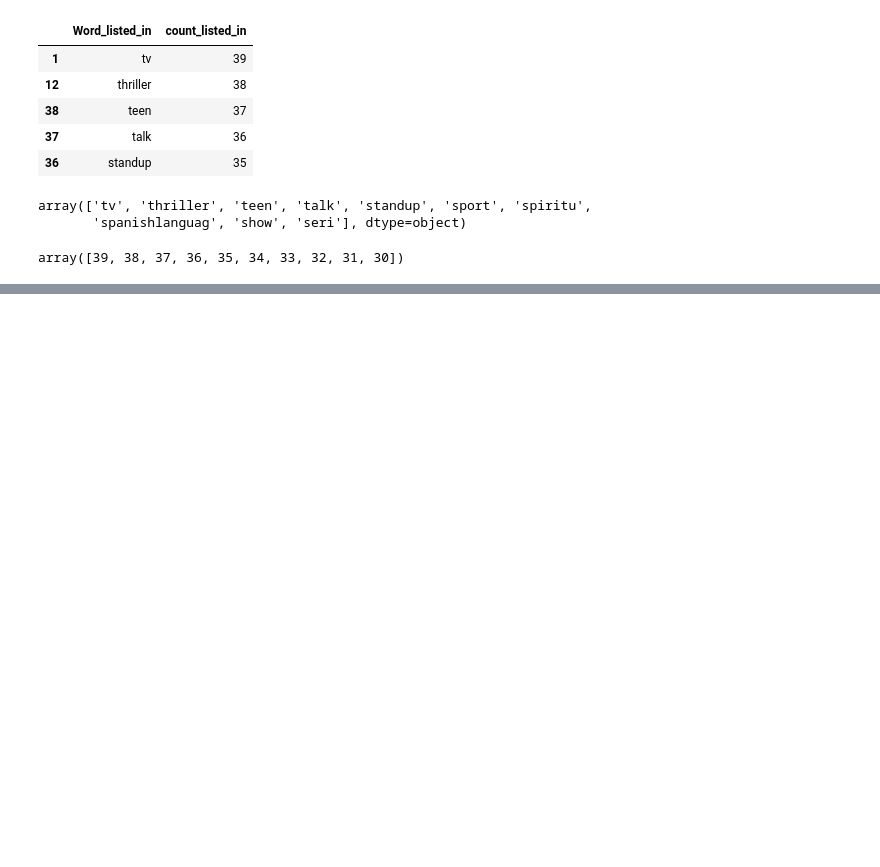
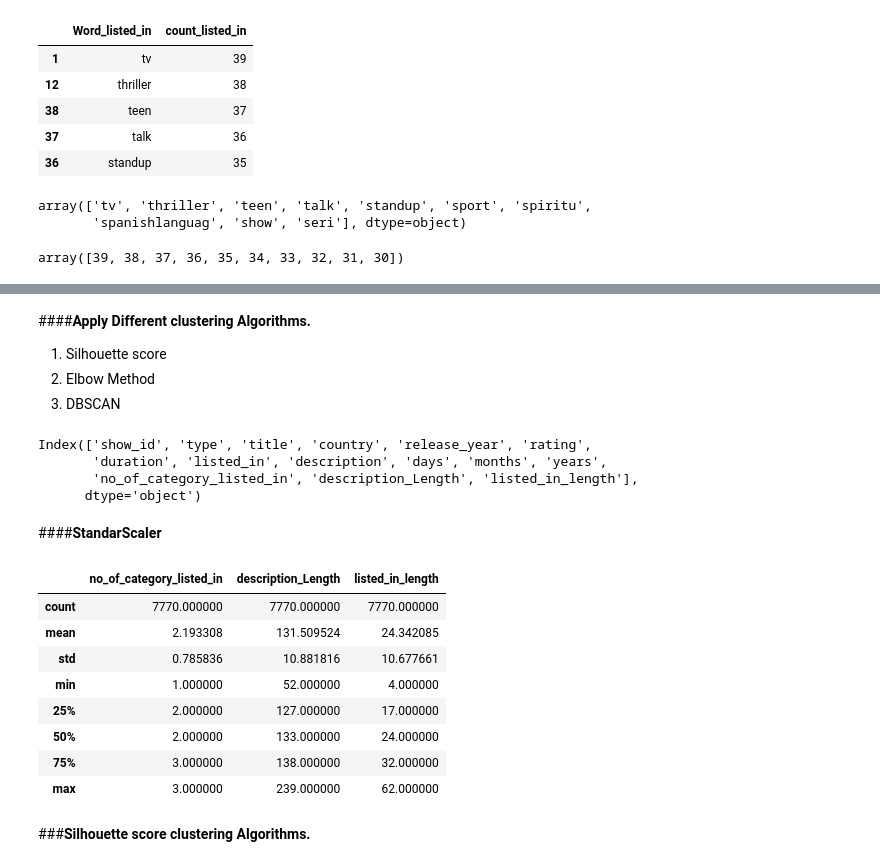
Before and after one commit to techsidh/netflix-movie-and-tv-shows-clustering, a Jupyter notebook: Capstone_Project_NETFLIX_MOVIE_AND_TV_SHOWS_CLUSTERINg.ipynb, the cells around one changed output, grey strips where cells are left out. Saved outputs shown, nothing was run; the diff lists cells and outputs as text; code cells hidden in the pictures; blank space fills up the shorter version.

```diff
--- a/Capstone_Project_NETFLIX_MOVIE_AND_TV_SHOWS_CLUSTERINg.ipynb
+++ b/Capstone_Project_NETFLIX_MOVIE_AND_TV_SHOWS_CLUSTERINg.ipynb
@@ -925,3 +1053,34 @@ netflix_cp.head(3)
 | 0 | s1 | TV Show | 3% | Brazil | 2020 | TV-MA | 4 Seasons | intern tv show tv drama tv scifi ... | in a futur where the elit inhabit... | 14 | ... |
 | 1 | s2 | Movie | 7:19 | Mexico | 2016 | TV-MA | 93 min | drama intern movi | after a devast earthquak hit mexi... | 23 | ... |
 | 2 | s3 | Movie | 23:59 | Singapore | 2011 | R | 78 min | horror movi intern movi | when an armi recruit is found dea... | 20 | ... |
+# %% [markdown]
+####**Apply Different clustering Algorithms.**
+1. Silhouette score
+2. Elbow Method
+3. DBSCAN
+# %%
+netflix_cp.columns
+# %% [output]
+Index(['show_id', 'type', 'title', 'country', 'release_year', 'rating',
+       'duration', 'listed_in', 'description', 'days', 'months', 'years',
+       'no_of_category_listed_in', 'description_Length', 'listed_in_length'],
+      dtype='object')
+# %% [markdown]
+####**StandarScaler**
+# %%
+X_features_rec = netflix_cp[['no_of_category_listed_in' ,'description_Length','listed_in_length']]
+stdscaler = preprocessing.StandardScaler()
+# %%
+X_features_rec.describe()
+# %% [output]
+|  | no_of_category_listed_in | description_Length | listed_in_length |
+| count | 7770.000000 | 7770.000000 | 7770.000000 |
+| mean | 2.193308 | 131.509524 | 24.342085 |
+| std | 0.785836 | 10.881816 | 10.677661 |
+| min | 1.000000 | 52.000000 | 4.000000 |
+| 25% | 2.000000 | 127.000000 | 17.000000 |
+| 50% | 2.000000 | 133.000000 | 24.000000 |
+| 75% | 3.000000 | 138.000000 | 32.000000 |
+| max | 3.000000 | 239.000000 | 62.000000 |
+# %% [markdown]
+###**Silhouette score clustering Algorithms.**
```
Also changed, not shown: parts of 91 cells of this notebook.
